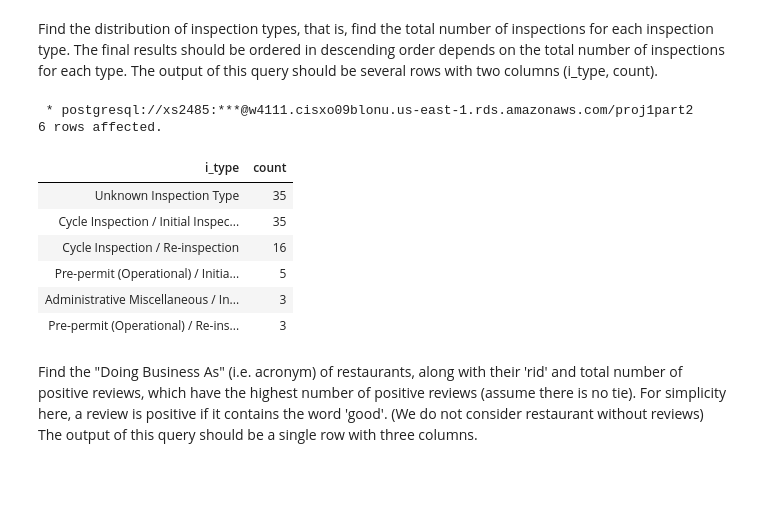
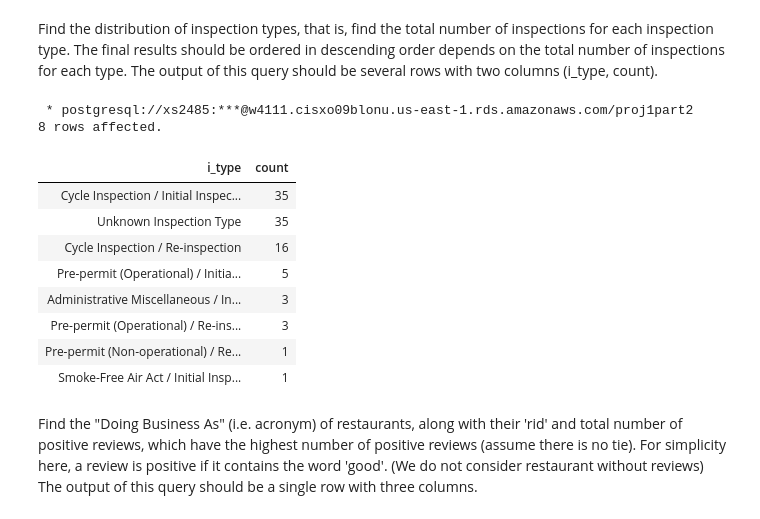
Before and after one commit to Xiaoyang-Song/NYC-Restaurant-Inspection-Database, a Jupyter notebook: 4111p1.ipynb, the cells around one changed output. Drawn from its saved outputs; the diff is of its cells as text; code cells hidden in the pictures; blank space fills up the shorter version.

```diff
--- a/4111p1.ipynb
+++ b/4111p1.ipynb
@@ -838,21 +838,22 @@ Find the distribution of inspection types, that is, find the total number of ins
 # %%
 %%sql
 select I.i_type, count(*) as count
 from inspection as I, inspect as IR, restaurant as R
 where I.iid = IR.iid AND R.rid = IR.rid
 Group by I.i_type
-HAVING COUNT(*) > 2
 ORDER BY count(*) DESC
 # %% [output]
  * postgresql://xs2485:***@w4111.cisxo09blonu.us-east-1.rds.amazonaws.com/proj1part2
-6 rows affected.
+8 rows affected.
 | i_type | count |
+| Cycle Inspection / Initial Inspec... | 35 |
 | Unknown Inspection Type | 35 |
-| Cycle Inspection / Initial Inspec... | 35 |
 | Cycle Inspection / Re-inspection | 16 |
 | Pre-permit (Operational) / Initia... | 5 |
 | Administrative Miscellaneous / In... | 3 |
 | Pre-permit (Operational) / Re-ins... | 3 |
+| Pre-permit (Non-operational) / Re... | 1 |
+| Smoke-Free Air Act / Initial Insp... | 1 |
 # %% [markdown]
 Find the "Doing Business As" (i.e. acronym) of restaurants, along with their 'rid' and total number of positive reviews, which have the highest number of positive reviews (assume there is no tie). For simplicity here, a review is positive if it contains the word 'good'. (We do not consider restaurant without reviews) The output of this query should be a single row with three columns.
 # %%
```
Also changed, not shown: parts of 4 cells of this notebook.
